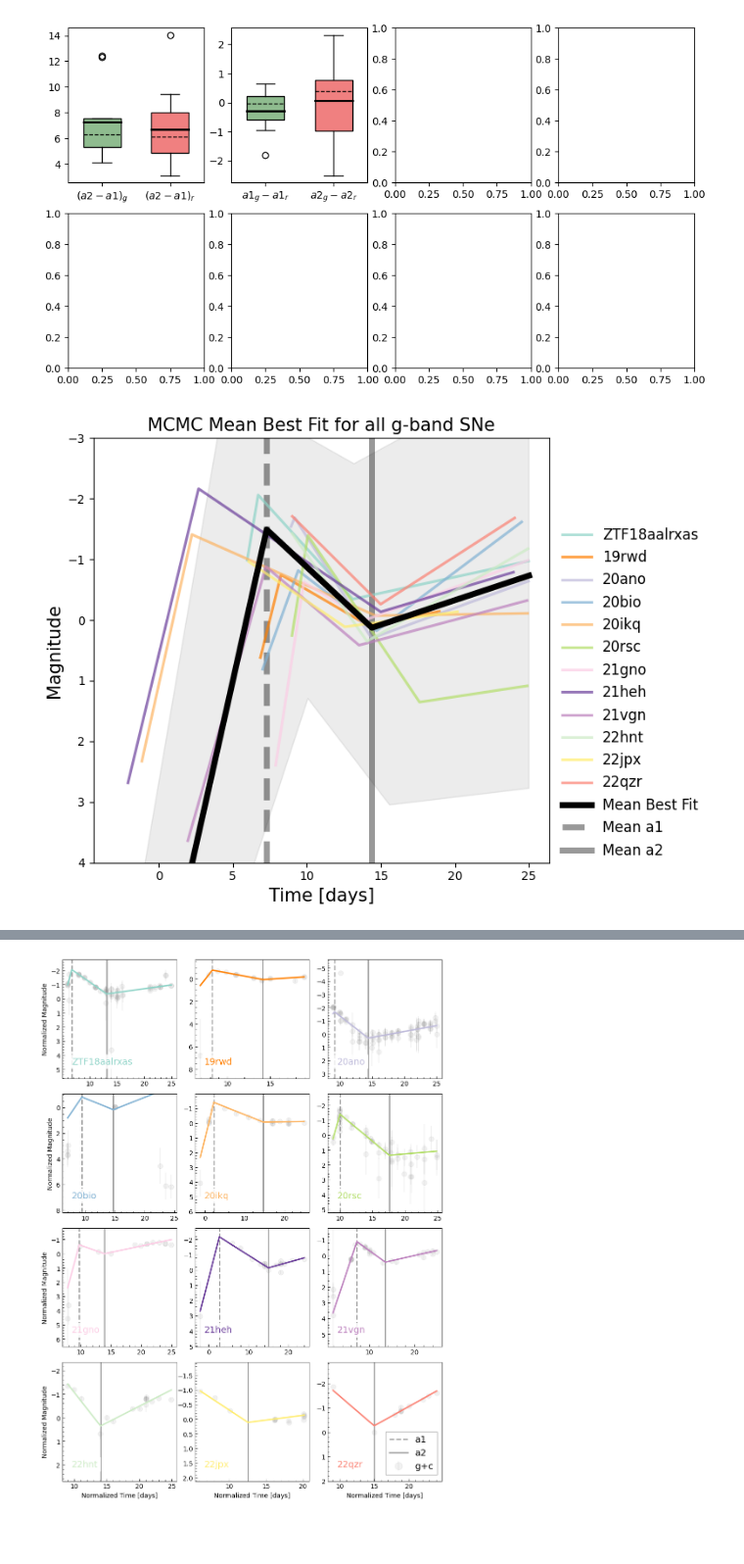
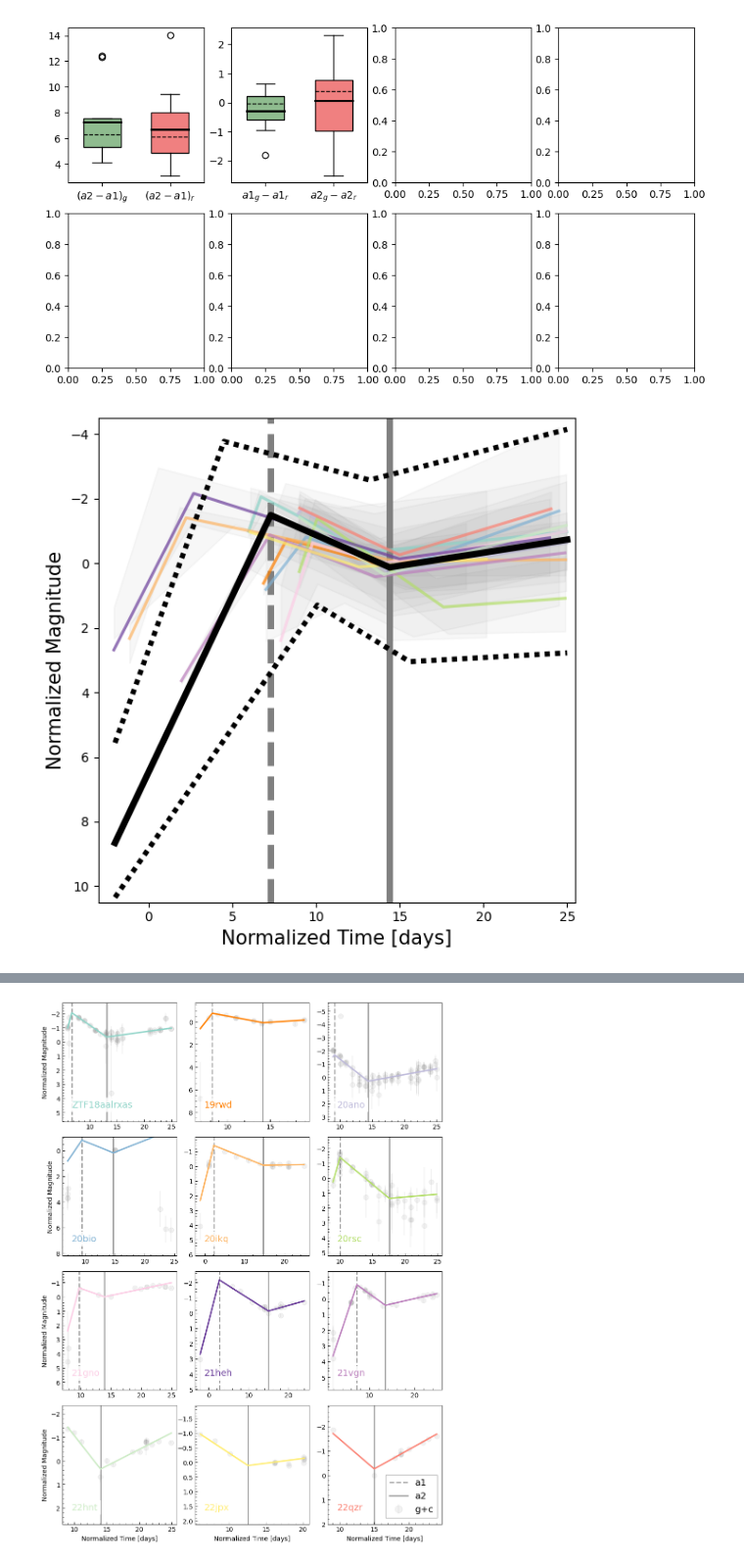
Before and after one commit to aec3675/ztf_IIb, a Jupyter notebook: make_mcmc_plots.ipynb, the cells around one changed output, grey strips where cells are left out. Shown at 98% size. Saved outputs shown, nothing was run; the diff lists cells and outputs as text; code cells hidden in the pictures; blank space fills up the shorter version.

Commit message:
tweaking plots for paper

```diff
--- a/make_mcmc_plots.ipynb
+++ b/make_mcmc_plots.ipynb
@@ -58,7 +61,8 @@ r1_bool_dict = {
               'sn22qzr':False,
               'sn20ano':True,
               'sn20ikq':True,
-              'sn20rsc':True},
+              'sn20rsc':True,
+              'sn21pb':False},
         "r": {"snztf18":True,
               "sn19rwd":True,
               "sn20bio":True,
@@ -70,7 +74,8 @@ r1_bool_dict = {
               'sn22qzr':True,
               'sn20ano':True,
               'sn20ikq':True,
-              'sn20rsc':True}
+              'sn20rsc':True,
+              'sn21pb':True}
     }
 # %%
 # if code crashes, reload the chains here to find bestfit
@@ -590,10 +595,10 @@ KeyError: 'mag_a2g-a1g'
 [figure]
 # %%
 # PLOTTING THE MEAN FIT OVER THE BESTFITS
-mean_x = np.arange(-3,25,0.001)
+mean_x = np.arange(-2,25,0.001)
 
 a1s,a2s = [],[]
-fig = plt.figure(figsize=(8,6))
+fig = plt.figure(figsize=(6,6))
 ax = plt.subplot(111)
 for i,df in enumerate(df_sub_ls):
     df_str =  df_str_list[i]
@@ -607,41 +612,43 @@ for i,df in enumerate(df_sub_ls):
     a2s.append(best[-2])
 
     #plotting mcmc results
     plt.plot(x_plt, np.array([model(best, v, r1=r1_bool_dict['g'][df_str]) for v in x_plt]), c=colors[i], label=plot_names[i], alpha=0.7, linewidth=2.25)# linestyle=ls[i])
     lower_curve = np.array([model(lower_bound, v, r1=r1_bool_dict['g'][df_str]) for v in x_plt])
     upper_curve = np.array([model(upper_bound, v, r1=r1_bool_dict['g'][df_str]) for v in x_plt])
-    # plt.fill_between(x_plt, lower_curve, upper_curve, color='gray', alpha=0.05)
+    plt.fill_between(x_plt, lower_curve, upper_curve, color='gray', alpha=0.06)
 
     # #plotting ztf/atlas data
     x,y,yerr = np.array(g_df['norm_t']),np.array(g_df['norm_m']),np.array(g_df['mag_err_all'])
     # plt.errorbar(x, y, yerr, linestyle='', marker='.', color='black', alpha=0.04, label='data', markersize=15) #ztf errors
 
 #overall mean best fit
 mean_fit_g = stats_df[stats_df['filter']=='g']['mean']
 lower_mean =  np.array([model(stats_df[stats_df['filter']=='g']['mean']-stats_df[stats_df['filter']=='g']['std'],v,r1=True) for v in mean_x])
 upper_mean =  np.array([model(stats_df[stats_df['filter']=='g']['mean']+stats_df[stats_df['filter']=='g']['std'],v,r1=True) for v in mean_x])
 plt.plot(mean_x, np.array([model(mean_fit_g, v, r1=True) for v in mean_x]),c='black', label='Mean Best Fit', alpha=1.0, linewidth=5.0)
-plt.fill_between(mean_x, lower_mean, upper_mean, color='gray', alpha=0.15)
+plt.plot(mean_x, lower_mean, color='black', linestyle=(0,(1,1)), alpha=1.0, linewidth=4.0)
+plt.plot(mean_x, upper_mean, color='black', linestyle=(0,(1,1)), alpha=1.0, linewidth=4.0)
 
 mean_a1_g = float(stats_df[stats_df['filter']=='g'].loc[stats_df['param']=='a1']['mean'])
 # lower_a1_g, upper_a1_g = stats_df[stats_df['filter']=='g'].loc[stats_df['param']=='a1']['mean']-stats_df[stats_df['filter']=='g'].loc[stats_df['param']=='a1']['std'], stats_df[stats_df['filter']=='g'].loc[stats_df['param']=='a1']['mean']+stats_df[stats_df['filter']=='g'].loc[stats_df['param']=='a1']['std']
 mean_a2_g = float(stats_df[stats_df['filter']=='g'].loc[stats_df['param']=='a2']['mean'])
 # lower_a2_g, upper_a2_g = stats_df[stats_df['filter']=='g'].loc[stats_df['param']=='a2']['mean']-stats_df[stats_df['filter']=='g'].loc[stats_df['param']=='a2']['std'], stats_df[stats_df['filter']=='g'].loc[stats_df['param']=='a2']['mean']+stats_df[stats_df['filter']=='g'].loc[stats_df['param']=='a2']['std']
 # plt.axvspan(min_a1, max_a1, alpha=0.03, facecolor='gray', label='a1_range', edgecolor='black', hatch='/', zorder=0)
 # plt.axvspan(min_a2, max_a2, alpha=0.03, facecolor='gray', label='a2_range', edgecolor='black', hatch='-', zorder=0)
-plt.axvline(mean_a1_g,alpha=0.4, color='black', linestyle='dashed', linewidth=5, label='Mean a1', zorder=1)
-plt.axvline(mean_a2_g,alpha=0.4, color='black', linestyle='solid', linewidth=5, label='Mean a2', zorder=1)
+plt.axvline(mean_a1_g,alpha=1.0, color='gray', linestyle='dashed', linewidth=5, label='Mean a1', zorder=0)
+plt.axvline(mean_a2_g,alpha=1.0, color='gray', linestyle='solid', linewidth=5, label='Mean a2', zorder=0)
 
 handles, labels = ax.get_legend_handles_labels()
 
-plt.xlabel('Time [days]', fontsize=15)
-plt.ylabel('Magnitude', fontsize=15)
-plt.title('MCMC Mean Best Fit for all g-band SNe', fontsize=15)
-plt.ylim(4,-3)
-ax.legend(handles, labels[0:15], loc='center left', bbox_to_anchor=(1, 0.4),frameon=False, fontsize=12)
+plt.xlabel('Normalized Time [days]', fontsize=15)
+plt.ylabel('Normalized Magnitude', fontsize=15)
+# plt.title('MCMC Mean Best Fit for all g-band SNe', fontsize=15)
+plt.ylim(10.5,-4.5)
+plt.xlim(-3,25.5)
+# ax.legend(handles, labels[0:15], loc='center left', bbox_to_anchor=(1, 0.4),frameon=False, fontsize=12)
 
 plt.tight_layout()
 plt.savefig(SAVE_DIR+'/figures/mean_mcmc_fits_g.png')
 # %% [output]
-[figure, old version]
+[figure, new version]
 # %%
```
Also changed, not shown: parts of 5 cells of this notebook, 3 other files.
